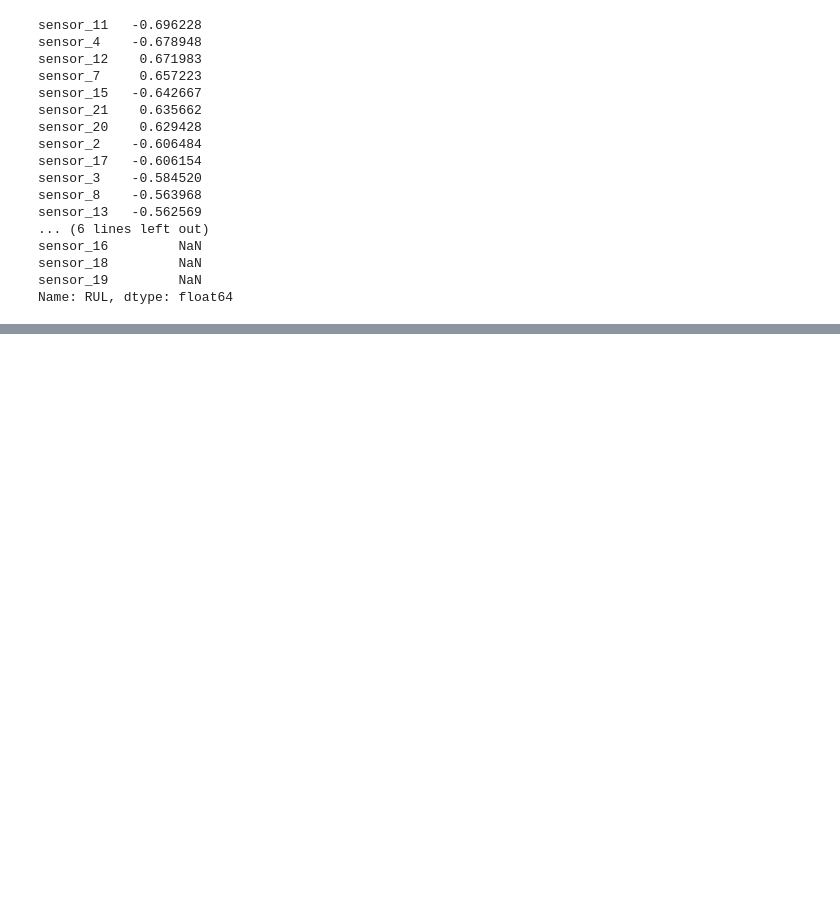
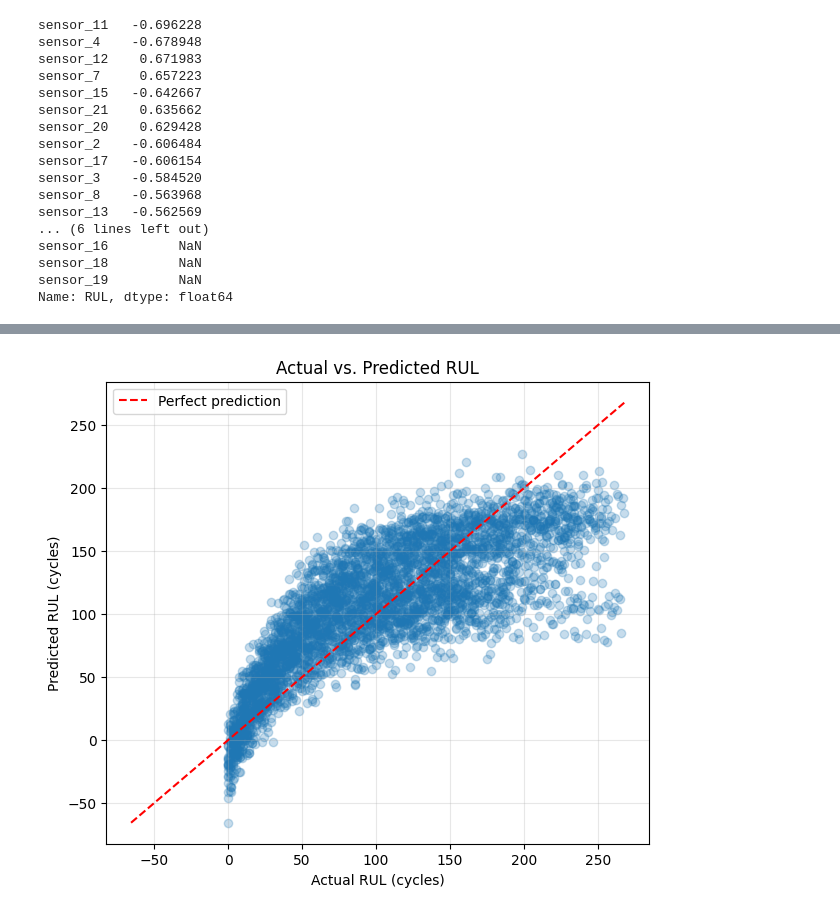
Before and after one commit to mmm1602/jet-engine-rul, a Jupyter notebook: notebooks/analysis.ipynb, the cells around one changed output, grey strips where cells are left out. Drawn from its saved outputs; the diff is of its cells as text; code cells hidden in the pictures; blank space fills up the shorter version.

Commit message:
More data

```diff
--- a/notebooks/analysis.ipynb
+++ b/notebooks/analysis.ipynb
@@ -204,0 +447,33 @@ Name: RUL, dtype: float64
+# %%
+
+# Fit the two-sensor model
+predictors = ["sensor_11", "sensor_4"]
+
+model = LinearRegression()
+model.fit(fit_data[predictors], fit_data["RUL"])
+
+# Predict RUL for the validation engines
+actual = val_data["RUL"]
+predicted = model.predict(val_data[predictors])
+
+# Plot actual versus predicted RUL
+plt.figure(figsize=(7, 6))
+
+plt.scatter(actual, predicted, alpha=0.25)
+
+# Perfect prediction reference line
+limits = [
+    min(actual.min(), predicted.min()),
+    max(actual.max(), predicted.max())
+]
+
+plt.plot(limits, limits, "r--", label="Perfect prediction")
+
+plt.xlabel("Actual RUL (cycles)")
+plt.ylabel("Predicted RUL (cycles)")
+plt.title("Actual vs. Predicted RUL")
+plt.legend()
+plt.grid(alpha=0.3)
+plt.show()
+# %% [output]
+[figure, added]
```
Also changed, not shown: parts of 32 cells of this notebook.
